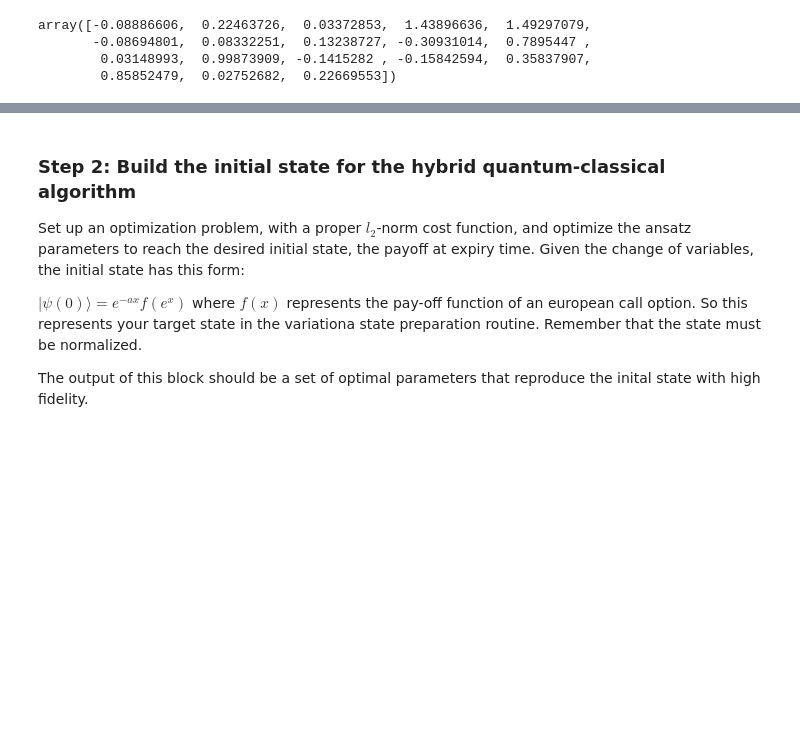
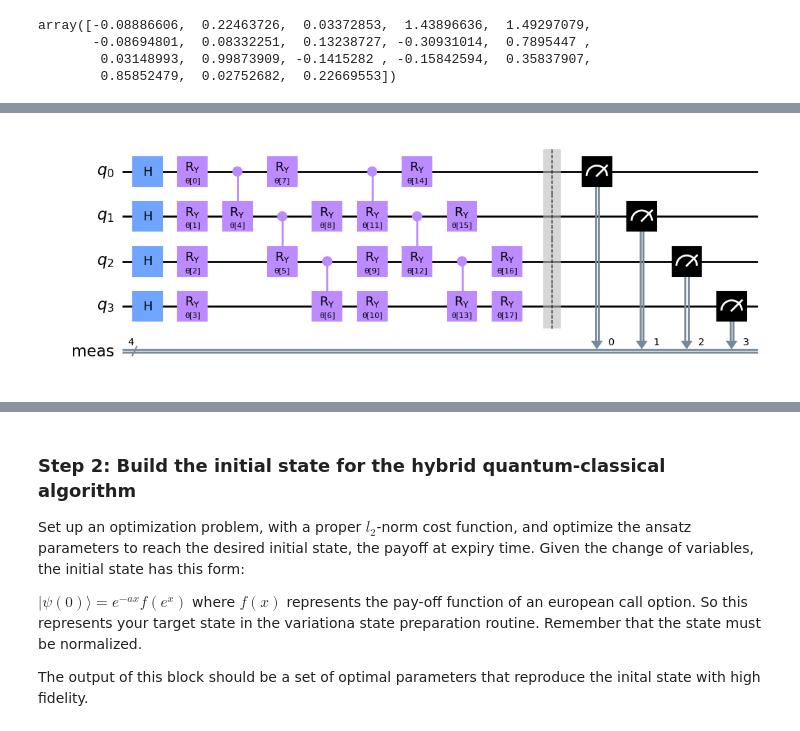
Before and after one commit to FelixXu35/Qisikit_Hackathon_BCN, a Jupyter notebook: Moodys_challenge.ipynb, the cells around one changed output, grey strips where cells are left out. Drawn from its saved outputs; the diff is of its cells as text; code cells hidden in the pictures; blank space fills up the shorter version.

```diff
--- a/Moodys_challenge.ipynb
+++ b/Moodys_challenge.ipynb
@@ -466,3 +485,23 @@ array([-0.08886606,  0.22463726,  0.03372853,  1.43896636,  1.49297079,
+# %%
+
+from qiskit.circuit import ParameterVector
+
+param_vec = ParameterVector('θ', length=18)
+
+qc = QuantumCircuit(n_qubits)
+qc.h(range(n_qubits))
+for n in range(n_qubits):
+    qc.ry(param_vec[n], n)
+for i in range(rep):
+    for n in range(n_qubits-1):
+        qc.cry(param_vec[n_qubits+(2*n_qubits-1)*i+n], n, n+1)
+        qc.ry(param_vec[n_qubits+(2*n_qubits-1)*i+n+n_qubits-1], n)
+    qc.ry(param_vec[n_qubits+(2*n_qubits-1)*i+(2*n_qubits-2)], n_qubits-1)
+qc.measure_all()
+
+qc.draw('mpl')
+# %% [output]
+[figure, added]
 # %%
 from qiskit.algorithms import TimeEvolutionProblem, VarQITE
 from qiskit.algorithms.time_evolvers.variational import ImaginaryMcLachlanPrinciple
```
Also changed, not shown: parts of 4 cells of this notebook.
